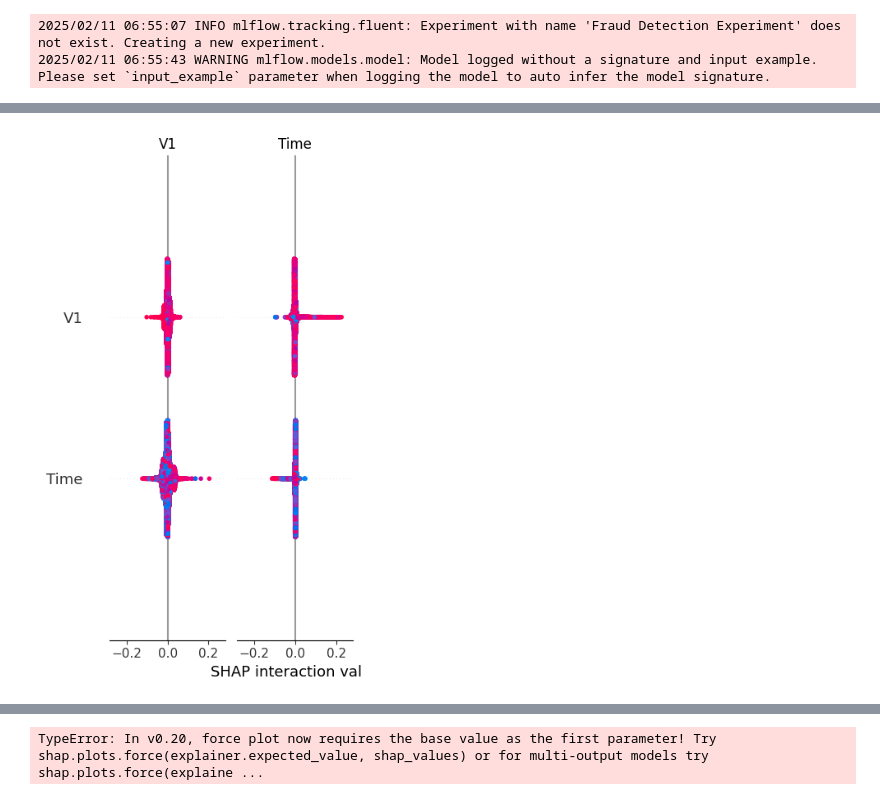
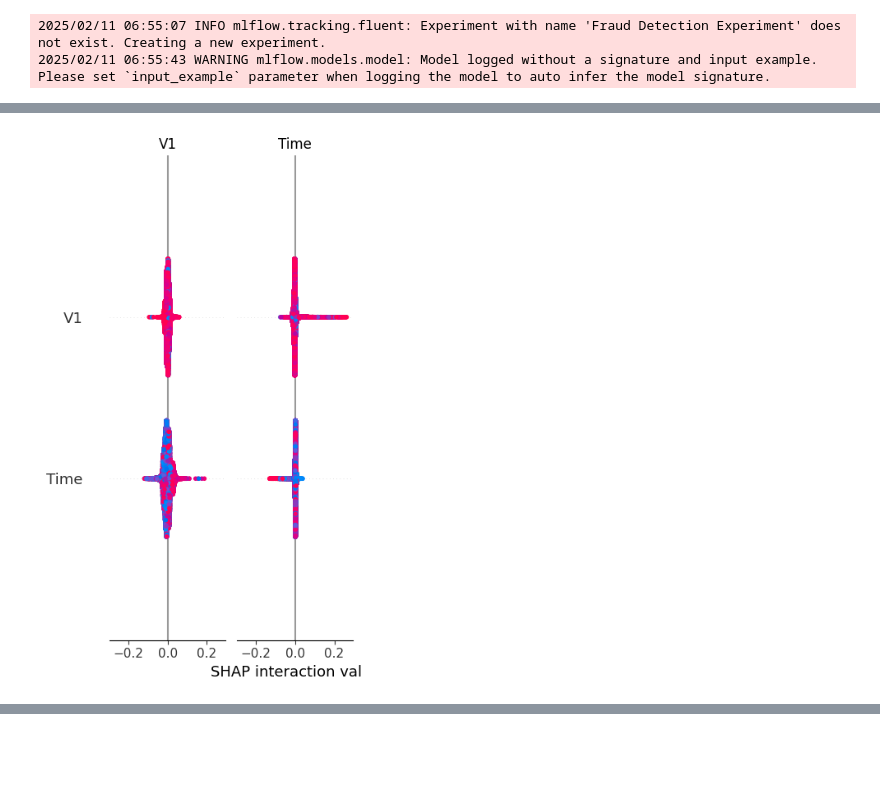
Before and after one commit to SaraFedlu/Fraud-Delection-Model, a Jupyter notebook: notebooks/modeling.ipynb, the cells around one changed output, grey strips where cells are left out. Cells and saved outputs as stored; diff of their text form; code cells hidden in the pictures; blank space fills up the shorter version.

Commit message:
implement model explainers shap and lime

```diff
--- a/notebooks/modeling.ipynb
+++ b/notebooks/modeling.ipynb
@@ -321,21 +321,12 @@ print(credit_results.to_markdown(index=False))
 # %%
 # Explain the trained Random Forest model
 explainer = shap.Explainer(rf_credit, X_train_credit)
 shap_values = explainer(X_test_credit)
 
 # Convert SHAP values into an array
 shap_values_array = shap_values.values if isinstance(shap_values, shap.Explanation) else shap_values
 
 # Ensure SHAP values have the correct dimensions
 shap.summary_plot(shap_values_array, X_test_credit.to_numpy(), feature_names=X_test_credit.columns)
-
-# Force Plot - Shows contribution of features for a single prediction
-shap.initjs()
-
-# Ensure expected_value is accessed correctly
-expected_value = explainer.expected_value[0] if isinstance(explainer.expected_value, list) else explainer.expected_value
-
-# Ensure correct shape for SHAP values
-shap.force_plot(expected_value, shap_values[0], X_test_credit.iloc[0])
 # %% [output]
-[figure, old version]
+[figure, new version]
@@ -343 +332,0 @@ shap.force_plot(expected_value, shap_values[0], X_test_credit.iloc[0])
-TypeError: In v0.20, force plot now requires the base value as the first parameter! Try shap.plots.force(explainer.expected_value, shap_values) or for multi-output models try shap.plots.force(explaine ...
```
Also changed, not shown: parts of 6 cells of this notebook.
